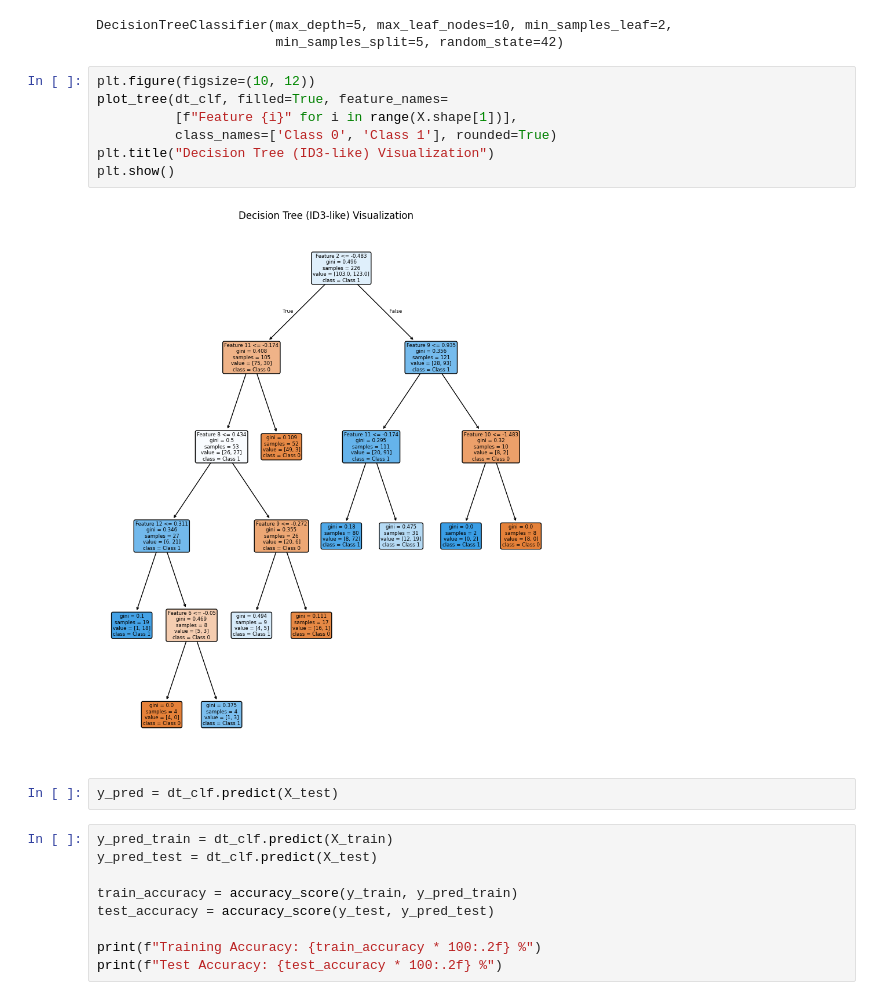
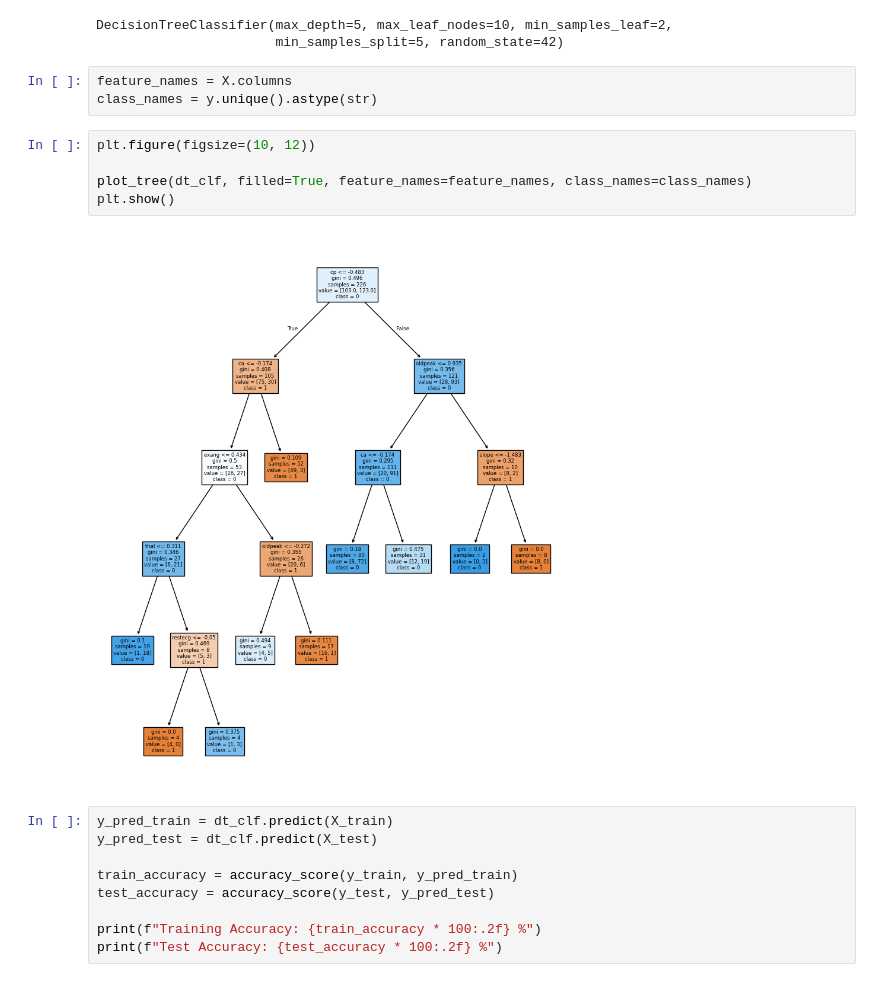
Before and after one commit to AhmedHE50/Heart-Disease-Prediction, a Jupyter notebook: Heart_Disease_Prediction.ipynb, the cells around one changed output. Cells and saved outputs as stored; diff of their text form.

```diff
--- a/Heart_Disease_Prediction.ipynb
+++ b/Heart_Disease_Prediction.ipynb
@@ -420,17 +476,16 @@ dt_clf.fit(X_train, y_train)
 # %% [output]
 DecisionTreeClassifier(max_depth=5, max_leaf_nodes=10, min_samples_leaf=2,
                        min_samples_split=5, random_state=42)
-# %%
-plt.figure(figsize=(10, 12))
-plot_tree(dt_clf, filled=True, feature_names=
-          [f"Feature {i}" for i in range(X.shape[1])],
-          class_names=['Class 0', 'Class 1'], rounded=True)
-plt.title("Decision Tree (ID3-like) Visualization")
-plt.show()
-# %% [output]
-[figure, removed]
-# %%
-y_pred = dt_clf.predict(X_test)
+# %%
+feature_names = X.columns
+class_names = y.unique().astype(str)
+# %%
+plt.figure(figsize=(10, 12))
+
+plot_tree(dt_clf, filled=True, feature_names=feature_names, class_names=class_names)
+plt.show()
+# %% [output]
+[figure, added]
 # %%
 y_pred_train = dt_clf.predict(X_train)
 y_pred_test = dt_clf.predict(X_test)
```
Also changed, not shown: parts of 31 cells of this notebook, 4 other files.
